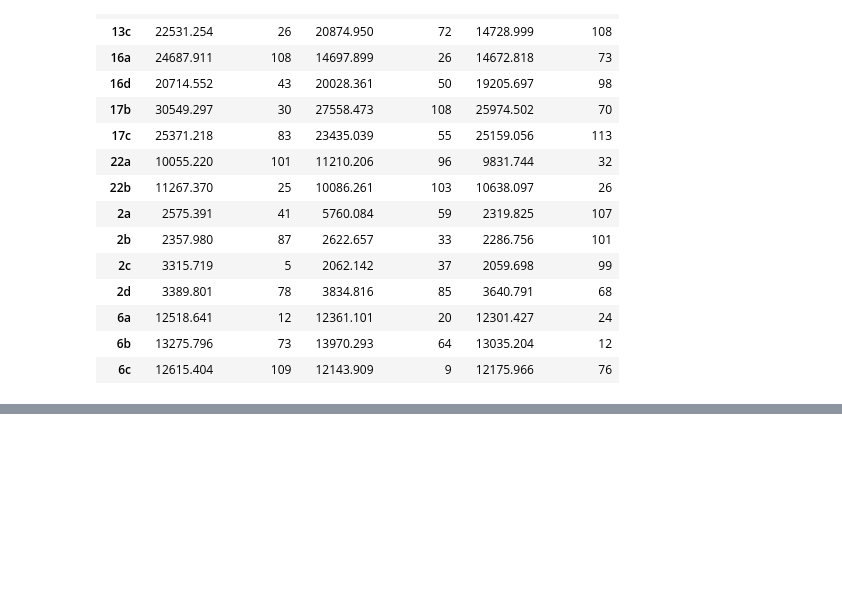
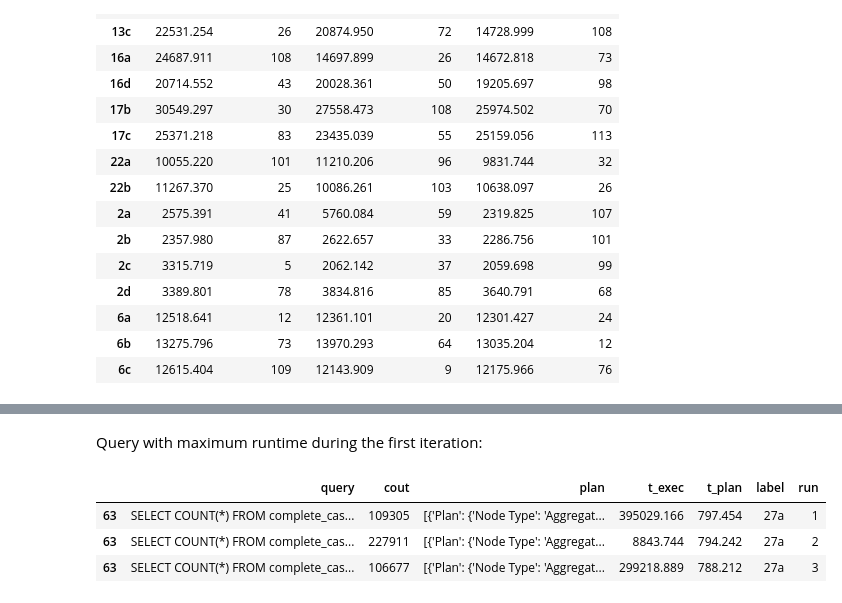
Before and after one commit to rbergm/aft, a Jupyter notebook: pg-aqo/Workload-Evaluation.ipynb, the cells around one changed output, grey strips where cells are left out. Saved outputs shown, nothing was run; the diff lists cells and outputs as text; code cells hidden in the pictures; blank space fills up the shorter version.

```diff
--- a/pg-aqo/Workload-Evaluation.ipynb
+++ b/pg-aqo/Workload-Evaluation.ipynb
@@ -86,0 +128,9 @@ df_comb[df_comb.diff_any][t_exec_cols]
+# %% [markdown]
+Query with maximum runtime during the first iteration:
+# %%
+df_aqo[df_aqo.label.isin(df_run1[df_run1.t_exec == df_run1.t_exec.max()].label)]
+# %% [output]
+|  | query | cout | plan | t_exec | t_plan | label | run |
+| 63 | SELECT COUNT(*) FROM complete_cas... | 109305 | [{'Plan': {'Node Type': 'Aggregat... | 395029.166 | 797.454 | 27a | 1 |
+| 63 | SELECT COUNT(*) FROM complete_cas... | 227911 | [{'Plan': {'Node Type': 'Aggregat... | 8843.744 | 794.242 | 27a | 2 |
+| 63 | SELECT COUNT(*) FROM complete_cas... | 106677 | [{'Plan': {'Node Type': 'Aggregat... | 299218.889 | 788.212 | 27a | 3 |
```
Also changed, not shown: parts of 21 cells of this notebook, 8 other files.
